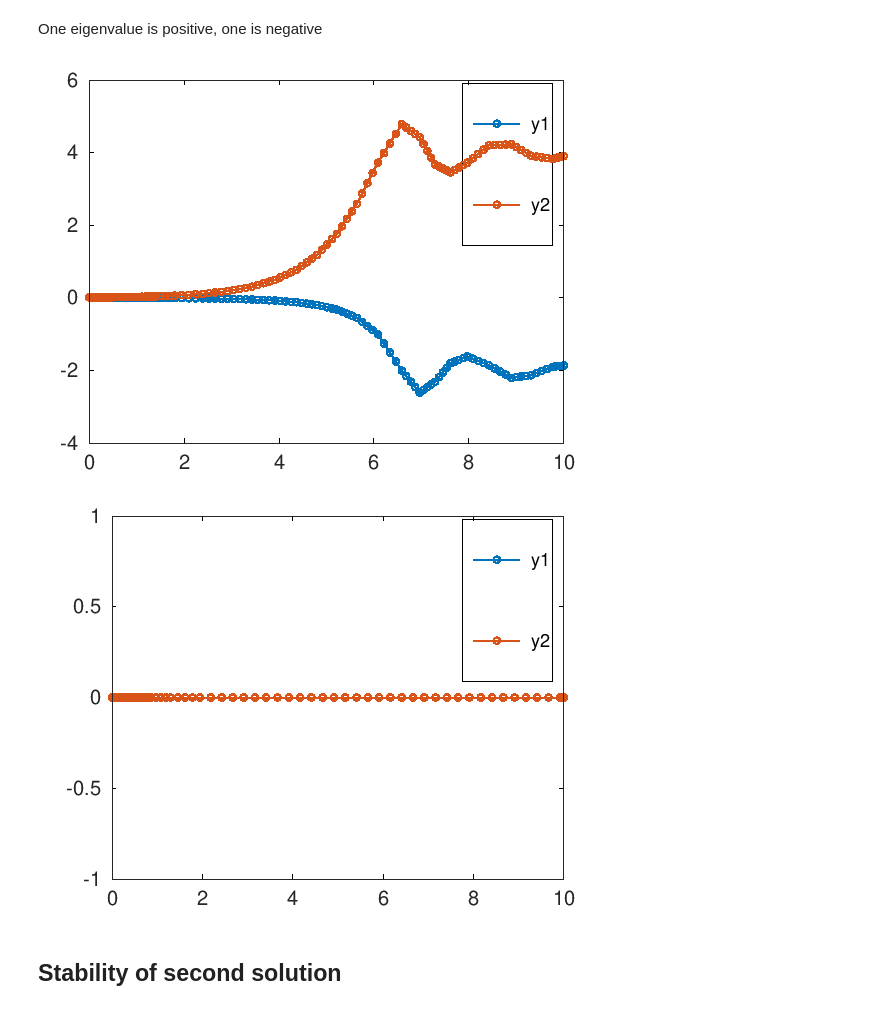
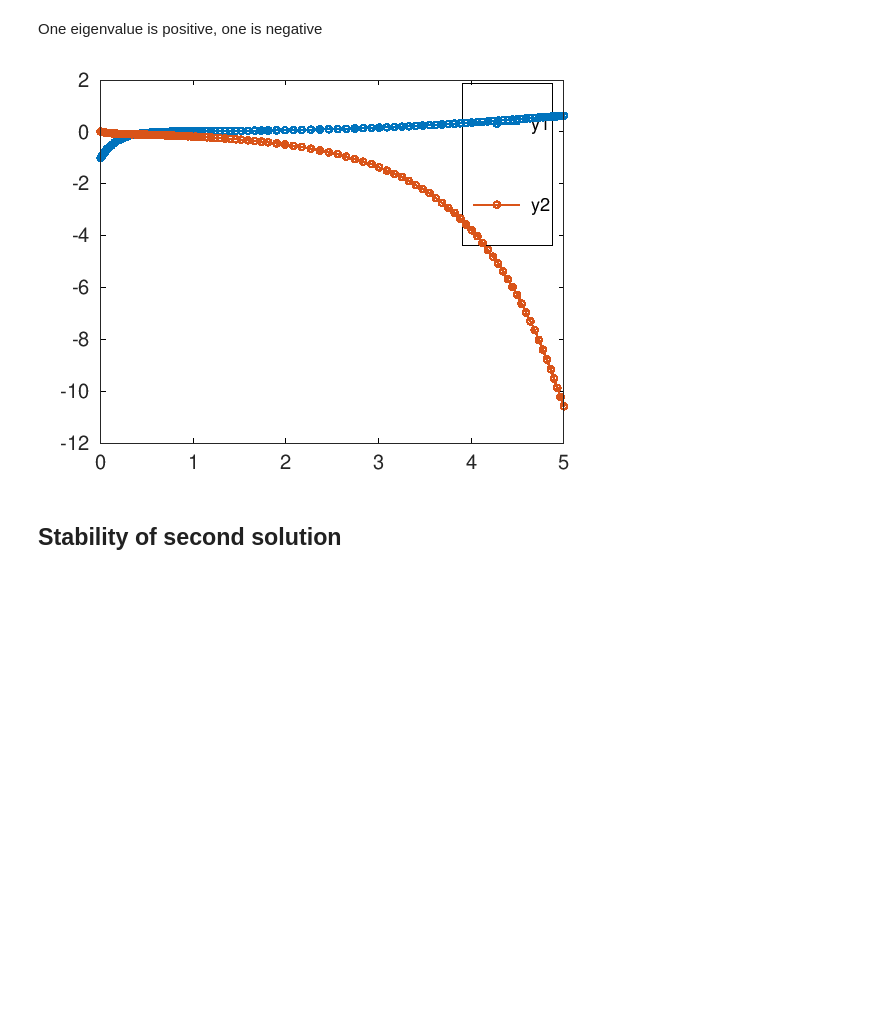
Before and after one commit to ulissigroup/s19-06262, a Jupyter notebook: SS_stability.ipynb, the cells around one changed output. Saved outputs shown, nothing was run; the diff lists cells and outputs as text; code cells hidden in the pictures; blank space fills up the shorter version.

```diff
--- a/SS_stability.ipynb
+++ b/SS_stability.ipynb
@@ -40,13 +40,12 @@ ans =
 One eigenvalue is positive, one is negative
 # %%
 #Solve and plot at first steady state
-ode45(@diff_eq, [0 10],[0.,0.]);
+%ode45(@diff_eq, [0 10],[0.,0.]);
+%legend('y1','y2')
+ode45(@diff_eq, [0 5],[-1,.01]);
 legend('y1','y2')
-ode45(@diff_eq, [0 10],[.01,.01]);
-legend('y1','y2')
 # %% [output]
-[figure, old version]
+[figure, new version]
-[figure, removed]
 # %% [markdown]
 ## Stability of second solution
 # %%
```
Also changed, not shown: parts of 5 cells of this notebook, 1 other file.
